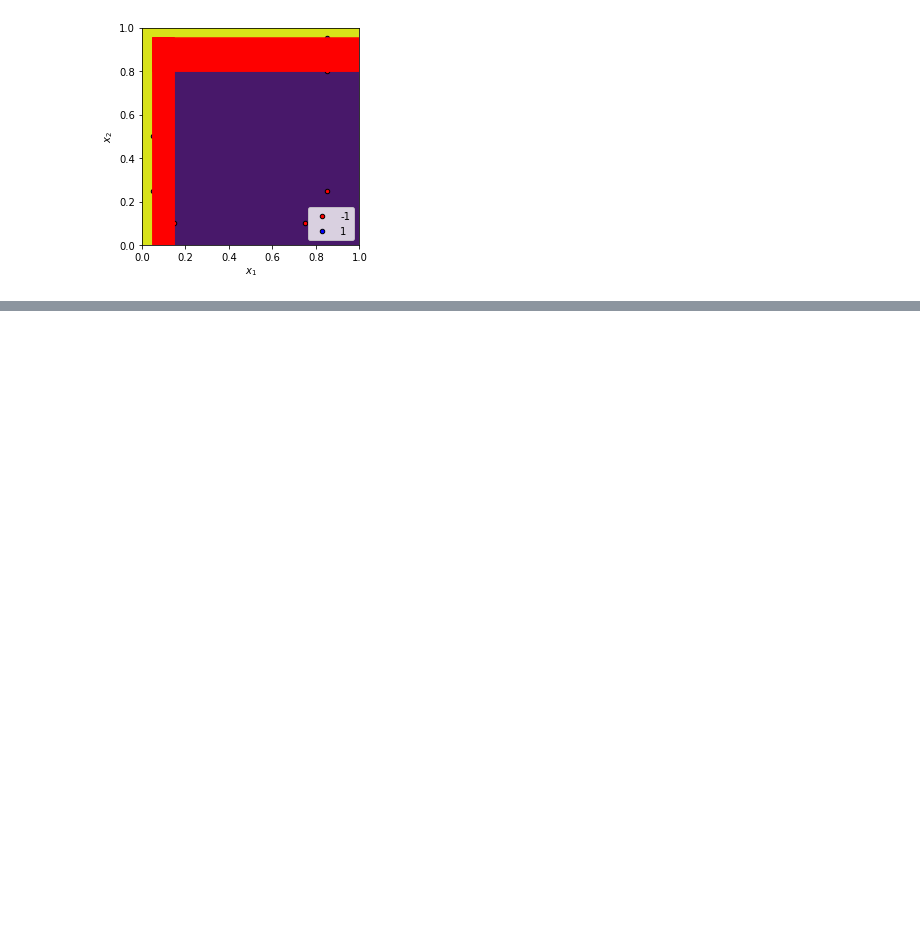
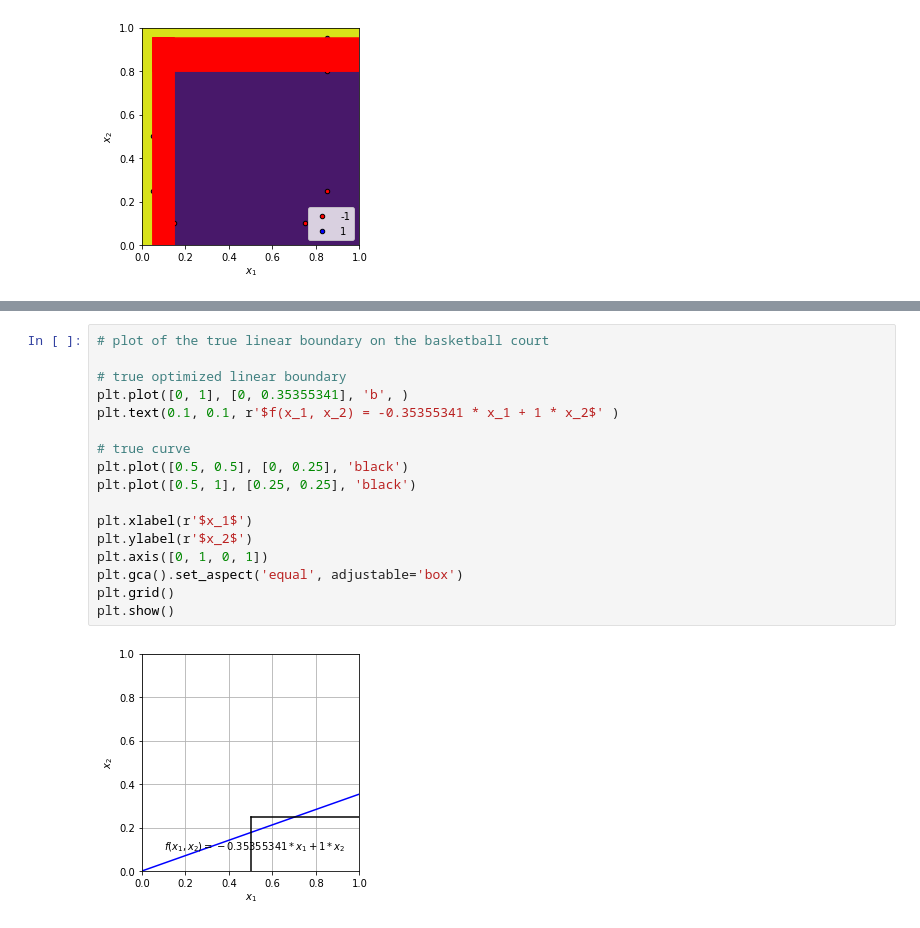
Before and after one commit to YilinGao/ML_assignments, a Jupyter notebook: hw2/hw2_code/q1.ipynb, the cells around one changed output, grey strips where cells are left out. Drawn from its saved outputs; the diff is of its cells as text; blank space fills up the shorter version.

```diff
--- a/hw2/hw2_code/q1.ipynb
+++ b/hw2/hw2_code/q1.ipynb
@@ -280,0 +486,19 @@ plt.show()
+# %%
+# plot of the true linear boundary on the basketball court
+
+# true optimized linear boundary
+plt.plot([0, 1], [0, 0.35355341], 'b', )
+plt.text(0.1, 0.1, r'$f(x_1, x_2) = -0.35355341 * x_1 + 1 * x_2$' )
+
+# true curve
+plt.plot([0.5, 0.5], [0, 0.25], 'black')
+plt.plot([0.5, 1], [0.25, 0.25], 'black')
+
+plt.xlabel(r'$x_1$')
+plt.ylabel(r'$x_2$')
+plt.axis([0, 1, 0, 1])
+plt.gca().set_aspect('equal', adjustable='box')
+plt.grid()
+plt.show()
+# %% [output]
+[figure, added]
```
Also changed, not shown: parts of 23 cells of this notebook, 10 other files.
